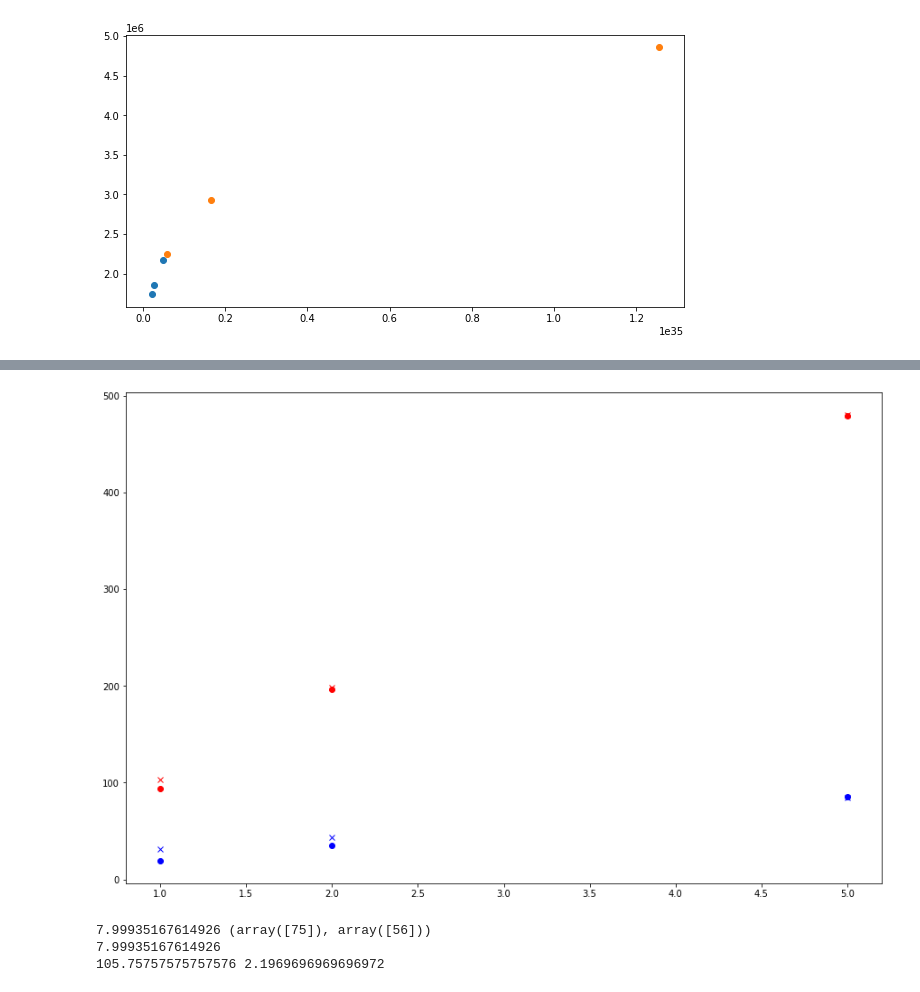
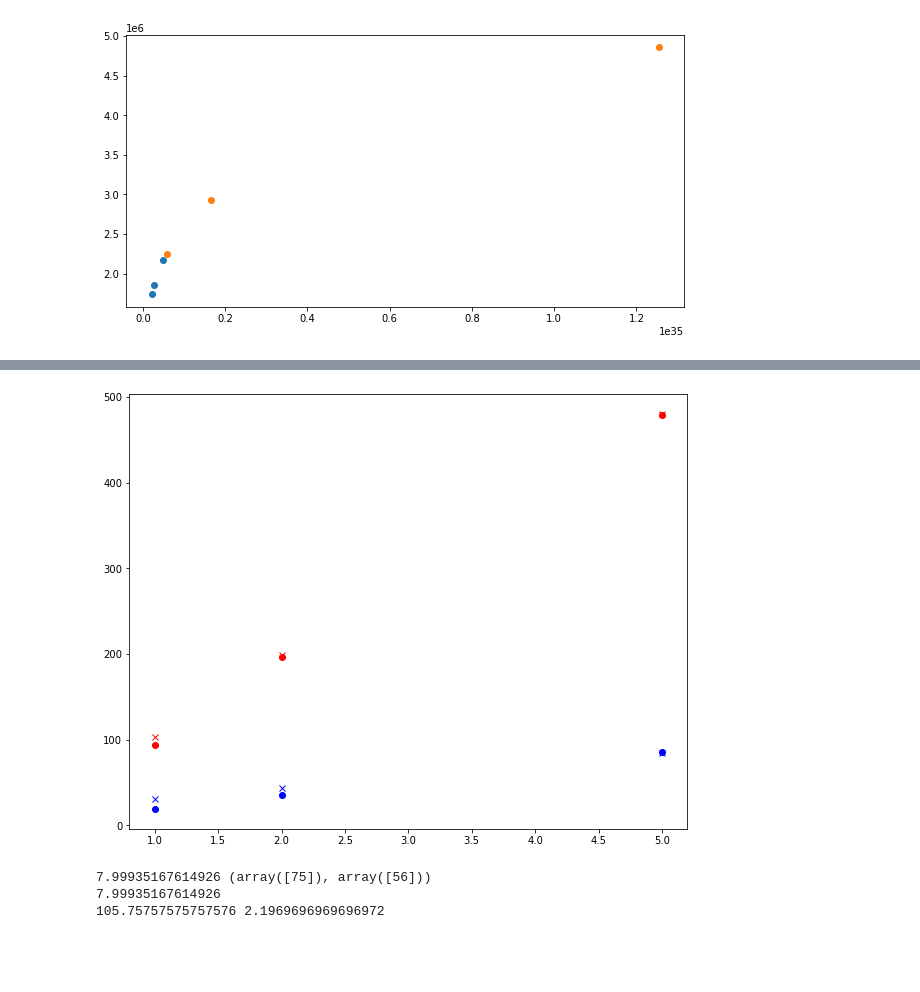
Before and after one commit to tdinapoli/labo-4, a Jupyter notebook: practica_especial/calibracion_dina.ipynb, the cells around one changed output, grey strips where cells are left out. Saved outputs shown, nothing was run; the diff lists cells and outputs as text; code cells hidden in the pictures; blank space fills up the shorter version.

```diff
--- a/practica_especial/calibracion_dina.ipynb
+++ b/practica_especial/calibracion_dina.ipynb
@@ -455,23 +455,23 @@ plt.show()
 # %%
 
 ts = [1, 2, 5]
 
 escala = 2.1969
 offset = 105.75
 
 proms0 = np.array(proms0)
 proms1 = np.array(proms1)
 vars0 = np.array(vars0)
 vars1 = np.array(vars1)
 
-plt.figure(figsize=(15,10))
+plt.figure(figsize=(10,8))
 plt.plot(ts, escala*(proms0 - offset), 'ob')
 plt.plot(ts, escala*(proms1 - offset), 'or')
 plt.plot(ts, vars0, 'xb')
 plt.plot(ts, vars1, "xr")
 plt.show()
 # %% [output]
-[figure, old version]
+[figure, new version]
 # %%
 
 
```
Also changed, not shown: parts of 3 cells of this notebook, 1 other file.
